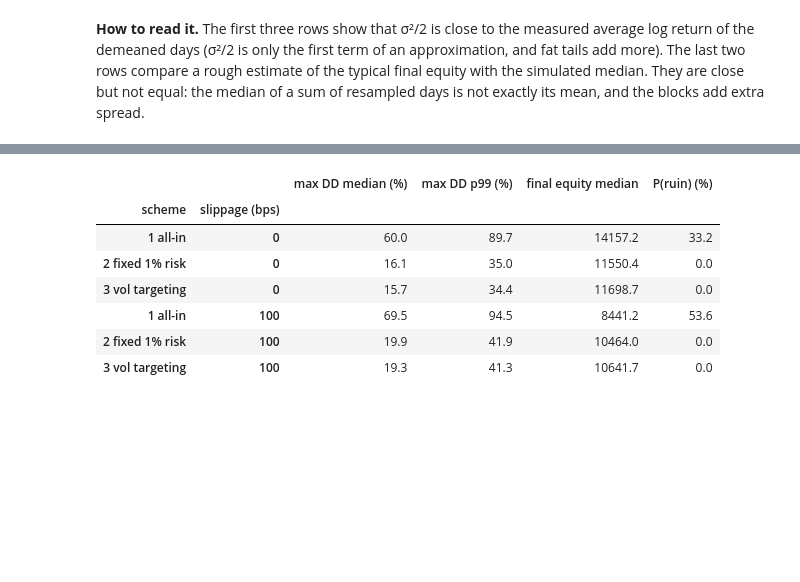
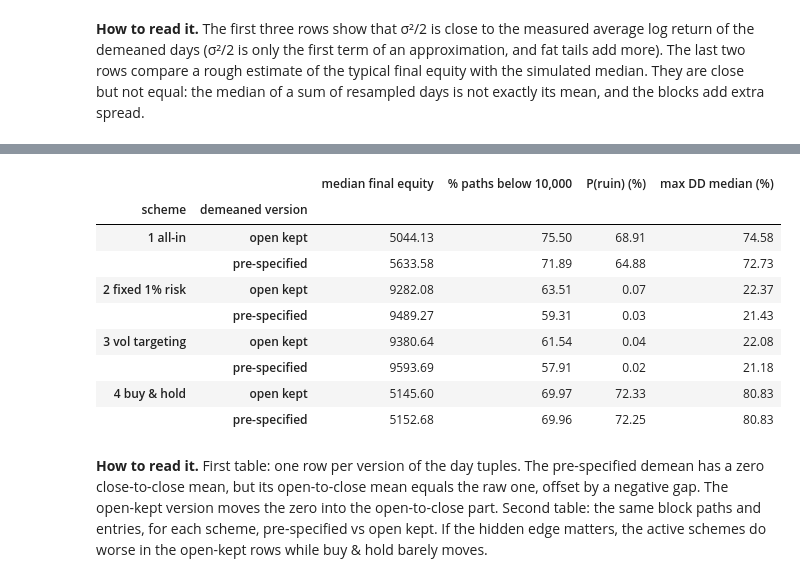
Before and after one commit to Alvarado-Maganna/crypto-quant-lab, a Jupyter notebook: notebooks/11_position_sizing.ipynb, the cells around one changed output, grey strips where cells are left out. Cells and saved outputs as stored; diff of their text form; code cells hidden in the pictures; blank space fills up the shorter version.

```diff
--- a/notebooks/11_position_sizing.ipynb
+++ b/notebooks/11_position_sizing.ipynb
@@ -755,21 +751,36 @@ above what fees and the assumed slippage add.
-# %%
-rows = []
-for slip in SLIPPAGES_BPS:
-    p = RESULTS[("block", "raw", slip)]["paths"]
-    for scheme in ACTIVE:
-        rows.append({"scheme": SCHEME_NAMES[scheme], "slippage (bps)": slip,
-                     "max DD median (%)": pct(p[scheme]["max_dd"].median()),
-                     "max DD p99 (%)": pct(p[scheme]["max_dd"].quantile(0.99)),
-                     "final equity median": p[scheme]["final_equity"].median(),
-                     "P(ruin) (%)": pct((p[scheme]["min_equity"] <= RUIN_LEVEL * INITIAL).mean())})
-pd.DataFrame(rows).set_index(["scheme", "slippage (bps)"]).round(1)
-# %% [output]
-|  |  | max DD median (%) | max DD p99 (%) | final equity median | P(ruin) (%) |
-| scheme | slippage (bps) |  |  |  |  |
-| 1 all-in | 0 | 60.0 | 89.7 | 14157.2 | 33.2 |
-| 2 fixed 1% risk | 0 | 16.1 | 35.0 | 11550.4 | 0.0 |
-| 3 vol targeting | 0 | 15.7 | 34.4 | 11698.7 | 0.0 |
-| 1 all-in | 100 | 69.5 | 94.5 | 8441.2 | 53.6 |
-| 2 fixed 1% risk | 100 | 19.9 | 41.9 | 10464.0 | 0.0 |
-| 3 vol targeting | 100 | 19.3 | 41.3 | 10641.7 | 0.0 |
+# %%
+T_open = tuples_dm_open.to_numpy()
+idx = IDX["block"]
+sig_open = path_sigma(T_open[idx, 3], SIGMA_WINDOW)
+p_open, _, _ = simulate(T_open, idx, COIN, sig_open, SCHEMES, slippage=0.0, **SIM_KW)
+p_open["buy_hold"] = simulate_buy_hold(T_open, idx, initial=INITIAL, fee=FEE, warmup=WARMUP)
+del sig_open
+rows = []
+for label, paths in [("pre-specified", RESULTS[("block", "demeaned", 0)]["paths"]),
+                     ("open kept", p_open)]:
+    for scheme, p in paths.items():
+        rows.append({"scheme": SCHEME_NAMES[scheme], "demeaned version": label,
+                     "median final equity": p["final_equity"].median(),
+                     "% paths below 10,000": pct((p["final_equity"] < INITIAL).mean()),
+                     "P(ruin) (%)": pct((p["min_equity"] <= RUIN_LEVEL * INITIAL).mean()),
+                     "max DD median (%)": pct(p["max_dd"].median())})
+OPEN_KEPT = pd.DataFrame(rows).set_index(["scheme", "demeaned version"]).sort_index()
+OPEN_KEPT.round(2)
+# %% [output]
+|  |  | median final equity | % paths below 10,000 | P(ruin) (%) | max DD median (%) |
+| scheme | demeaned version |  |  |  |  |
+| 1 all-in | open kept | 5044.13 | 75.50 | 68.91 | 74.58 |
+|  | pre-specified | 5633.58 | 71.89 | 64.88 | 72.73 |
+| 2 fixed 1% risk | open kept | 9282.08 | 63.51 | 0.07 | 22.37 |
+|  | pre-specified | 9489.27 | 59.31 | 0.03 | 21.43 |
+| 3 vol targeting | open kept | 9380.64 | 61.54 | 0.04 | 22.08 |
+|  | pre-specified | 9593.69 | 57.91 | 0.02 | 21.18 |
+| 4 buy & hold | open kept | 5145.60 | 69.97 | 72.33 | 80.83 |
+|  | pre-specified | 5152.68 | 69.96 | 72.25 | 80.83 |
+# %% [markdown]
+**How to read it.** First table: one row per version of the day tuples. The pre-specified demean
+has a zero close-to-close mean, but its open-to-close mean equals the raw one, offset by a
+negative gap. The open-kept version moves the zero into the open-to-close part. Second table:
+the same block paths and entries, for each scheme, pre-specified vs open kept. If the hidden edge
+matters, the active schemes do worse in the open-kept rows while buy & hold barely moves.
 # %% [markdown]
```
Also changed, not shown: parts of 43 cells of this notebook, 3 other files.
